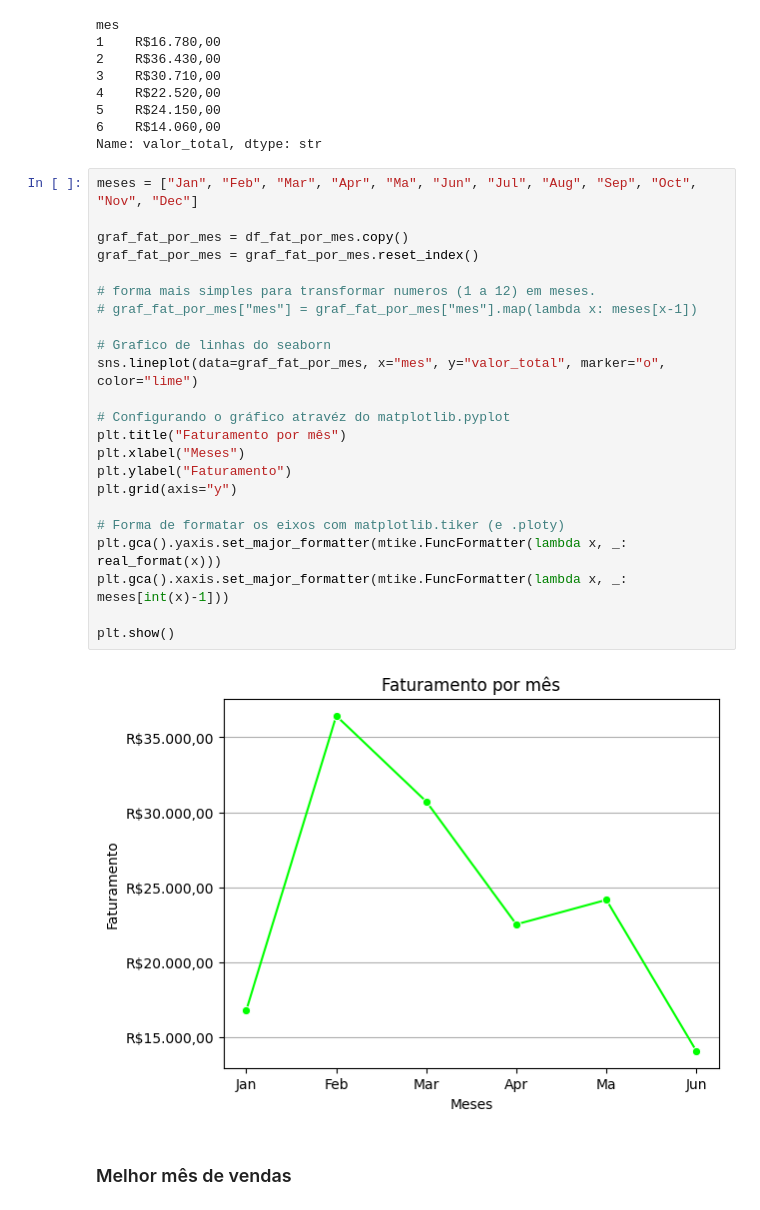
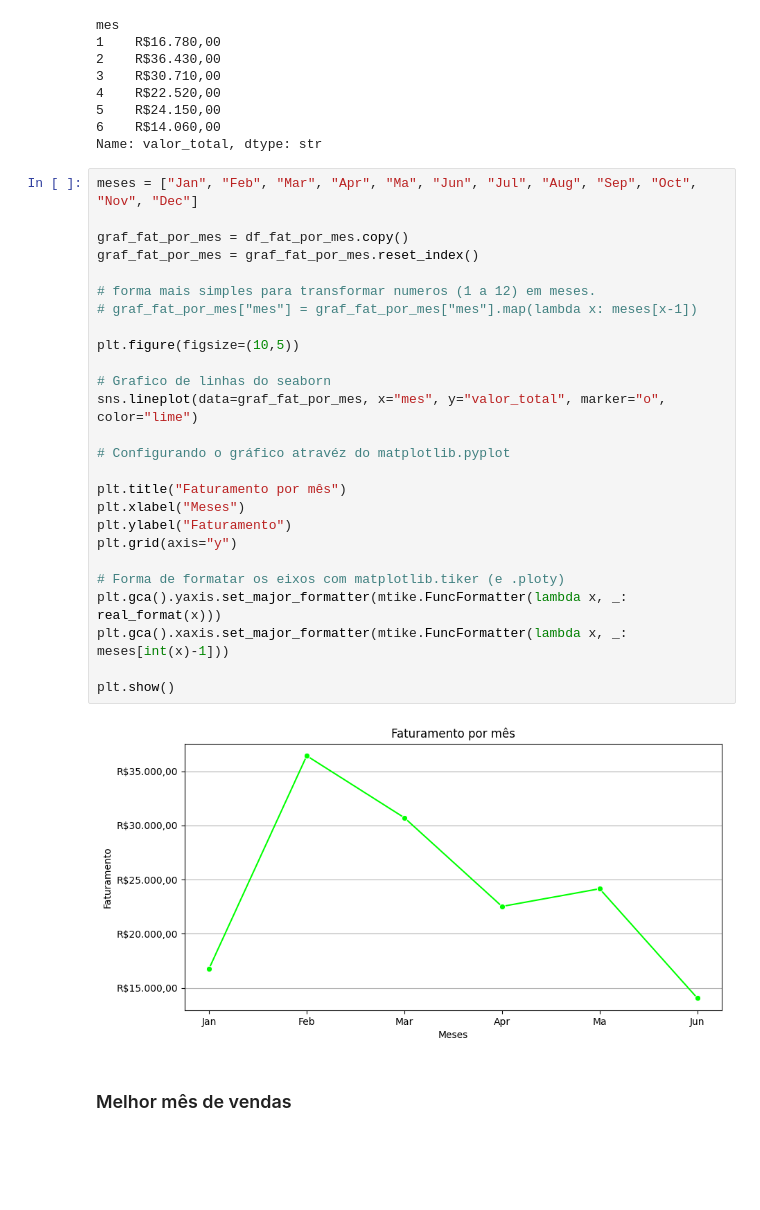
Before and after one commit to GustavoTML/sales-data-analysis-pandas, a Jupyter notebook: analise_nivel_3/dataframe_nivel_3.ipynb, the cells around one changed output. Drawn from its saved outputs; the diff is of its cells as text; blank space fills up the shorter version.

```diff
--- a/analise_nivel_3/dataframe_nivel_3.ipynb
+++ b/analise_nivel_3/dataframe_nivel_3.ipynb
@@ -236,28 +236,31 @@ Name: valor_total, dtype: str
 # %%
 meses = ["Jan", "Feb", "Mar", "Apr", "Ma", "Jun", "Jul", "Aug", "Sep", "Oct", "Nov", "Dec"]
 
 graf_fat_por_mes = df_fat_por_mes.copy()
 graf_fat_por_mes = graf_fat_por_mes.reset_index()
 
 # forma mais simples para transformar numeros (1 a 12) em meses.
 # graf_fat_por_mes["mes"] = graf_fat_por_mes["mes"].map(lambda x: meses[x-1])
 
+plt.figure(figsize=(10,5))
+
 # Grafico de linhas do seaborn
 sns.lineplot(data=graf_fat_por_mes, x="mes", y="valor_total", marker="o", color="lime")
 
 # Configurando o gráfico atravéz do matplotlib.pyplot
+
 plt.title("Faturamento por mês")
 plt.xlabel("Meses")
 plt.ylabel("Faturamento")
 plt.grid(axis="y")
 
 # Forma de formatar os eixos com matplotlib.tiker (e .ploty)
 plt.gca().yaxis.set_major_formatter(mtike.FuncFormatter(lambda x, _: real_format(x)))
 plt.gca().xaxis.set_major_formatter(mtike.FuncFormatter(lambda x, _: meses[int(x)-1]))
 
 plt.show()
 # %% [output]
-[figure, old version]
+[figure, new version]
 # %% [markdown]
 ### Melhor mês de vendas
 # %%
```
Also changed, not shown: parts of 14 cells of this notebook.
